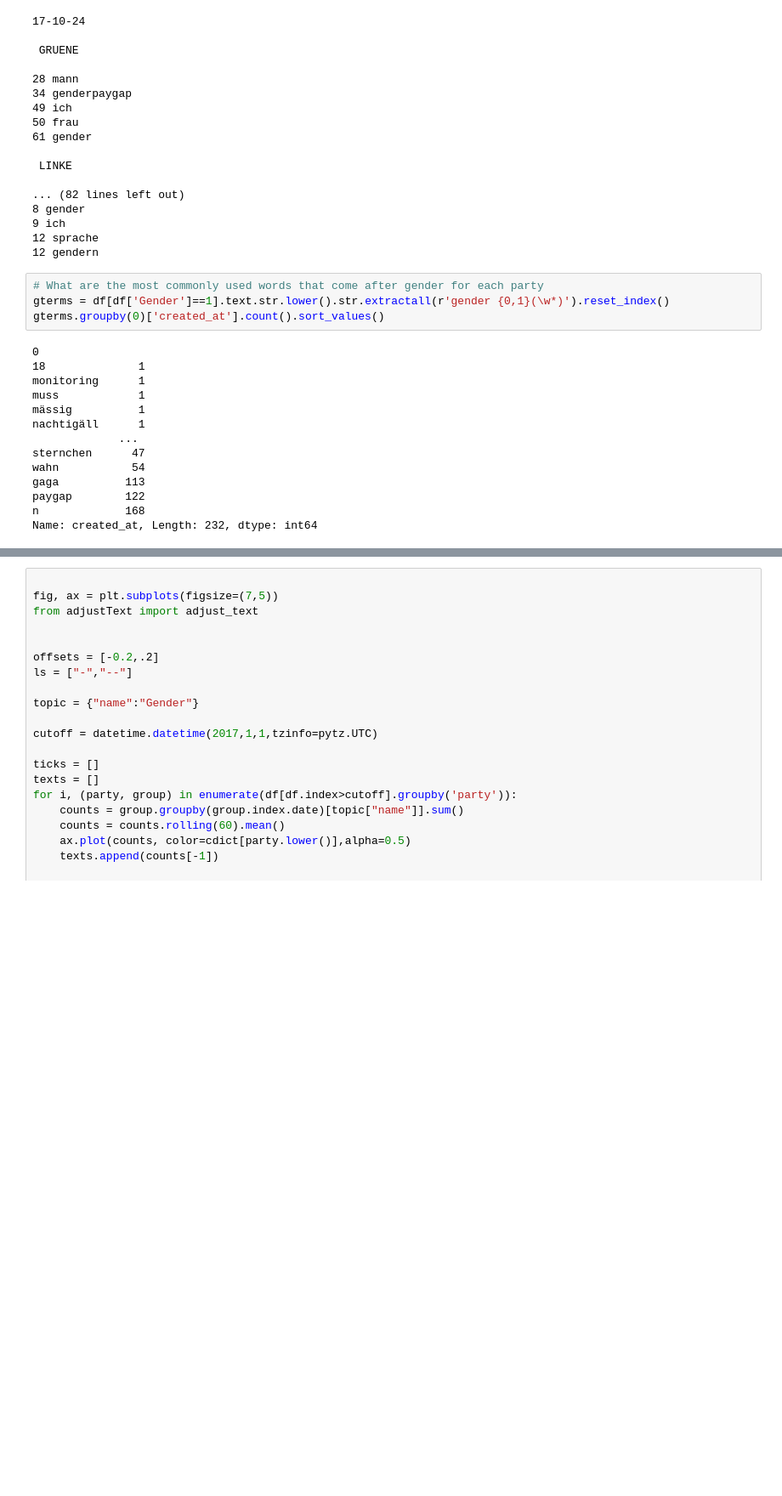
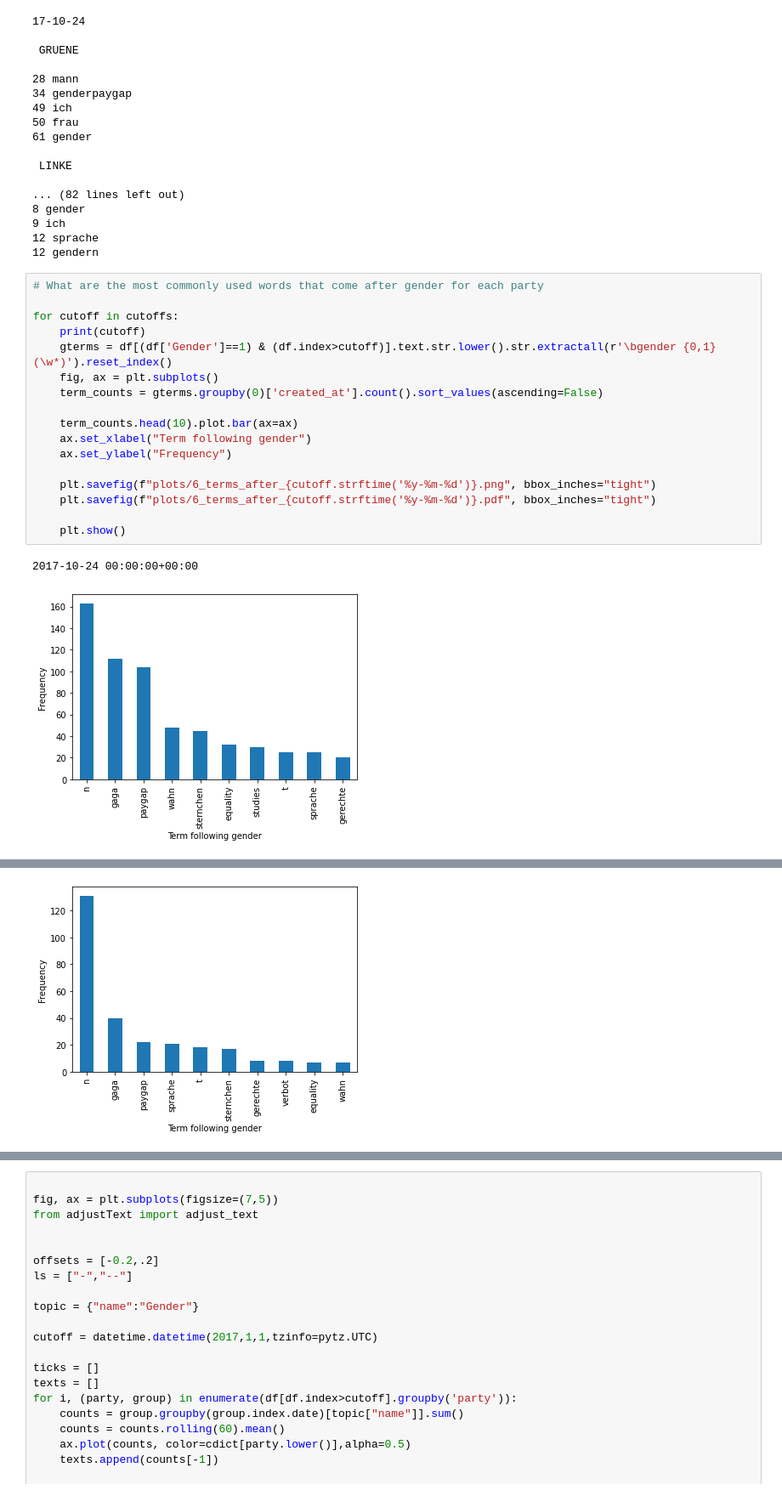
Before and after one commit to mcallaghan/ts-bundestag-tweets, a Jupyter notebook: Gender/Gender.ipynb, the cells around one changed output, grey strips where cells are left out. Shown at 85% size. Saved outputs shown, nothing was run; the diff lists cells and outputs as text; blank space fills up the shorter version.

```diff
--- a/Gender/Gender.ipynb
+++ b/Gender/Gender.ipynb
@@ -298,19 +298,21 @@ for cutoff in cutoffs:
 12 gendern
 # %%
 # What are the most commonly used words that come after gender for each party
-gterms = df[df['Gender']==1].text.str.lower().str.extractall(r'gender {0,1}(\w*)').reset_index()
-gterms.groupby(0)['created_at'].count().sort_values()
+
+for cutoff in cutoffs:
+    print(cutoff)
+    gterms = df[(df['Gender']==1) & (df.index>cutoff)].text.str.lower().str.extractall(r'\bgender {0,1}(\w*)').reset_index()
+    fig, ax = plt.subplots()
+    term_counts = gterms.groupby(0)['created_at'].count().sort_values(ascending=False)
+
+    term_counts.head(10).plot.bar(ax=ax)
+    ax.set_xlabel("Term following gender")
+    ax.set_ylabel("Frequency")
+
+    plt.savefig(f"plots/6_terms_after_{cutoff.strftime('%y-%m-%d')}.png", bbox_inches="tight")
+    plt.savefig(f"plots/6_terms_after_{cutoff.strftime('%y-%m-%d')}.pdf", bbox_inches="tight")
+
+    plt.show()
 # %% [output]
-0
-18              1
-monitoring      1
-muss            1
-mässig          1
-nachtigäll      1
-             ...
-sternchen      47
-wahn           54
-gaga          113
-paygap        122
-n             168
-Name: created_at, Length: 232, dtype: int64
+2017-10-24 00:00:00+00:00
+[figure, added]
@@ -316,0 +320 @@ Name: created_at, Length: 232, dtype: int64
+[figure, added]
```
Also changed, not shown: parts of 11 cells of this notebook, 26 other files.
